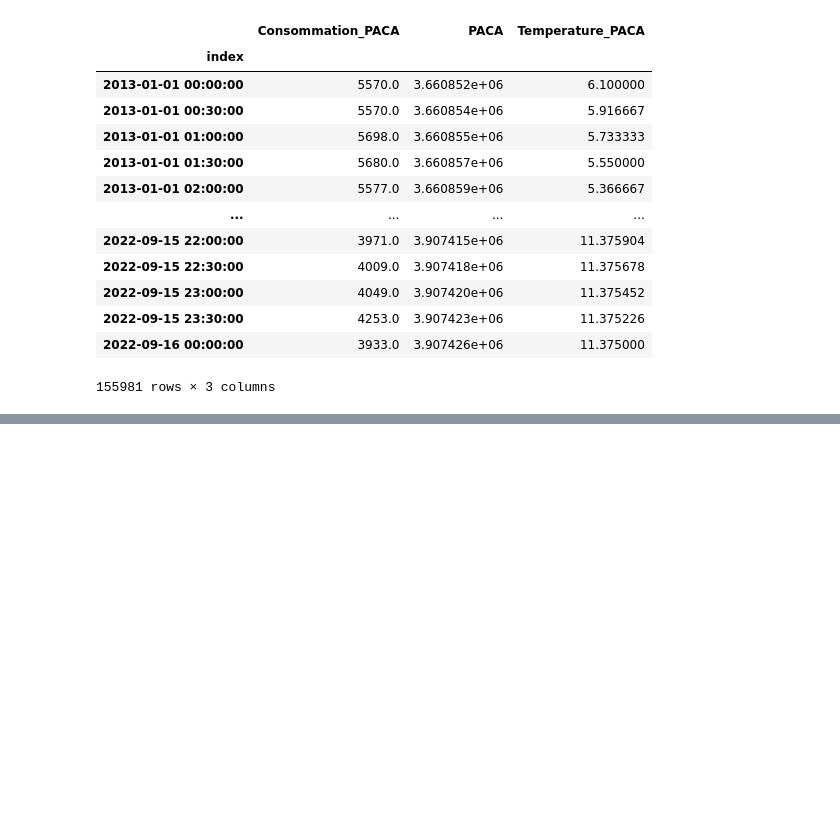
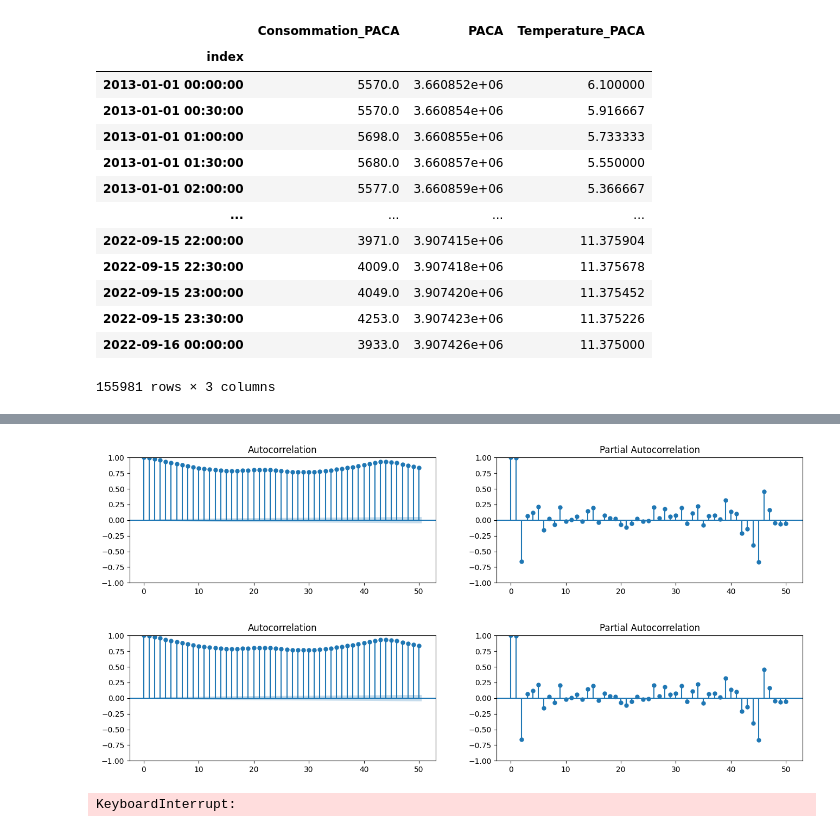
Before and after one commit to FeckNeck/temporal-data-analysis, a Jupyter notebook: index.ipynb, the cells around one changed output, grey strips where cells are left out. Cells and saved outputs as stored; diff of their text form; code cells hidden in the pictures; blank space fills up the shorter version.

```diff
--- a/index.ipynb
+++ b/index.ipynb
@@ -670,0 +656,22 @@ plt.show()
+# %%
+#Autocorrelation and Partial Autocorrelation Functions
+from statsmodels.tsa.stattools import acf, pacf
+from statsmodels.graphics.tsaplots import plot_acf, plot_pacf
+
+#Plot autocorrelation and partial autocorrelation
+fig, axes = plt.subplots(1,2,figsize=(16,3), dpi= 100)
+plot_acf(model_national["Consommation"].tolist(), lags=50, ax=axes[0])
+plot_pacf(model_national["Consommation"].tolist(), lags=50, ax=axes[1])
+#
+# %% [output]
+[figure, added]
+[figure, added]
+# %%
+from pandas.plotting import autocorrelation_plot
+from matplotlib import pyplot
+#autocorrelation_plot(conso_national["Consommation"])
+diff = train["Consommation"].diff()
+pyplot.plot(diff)
+pyplot.show()
+# %% [output]
+KeyboardInterrupt:
```
Also changed, not shown: parts of 18 cells of this notebook.
